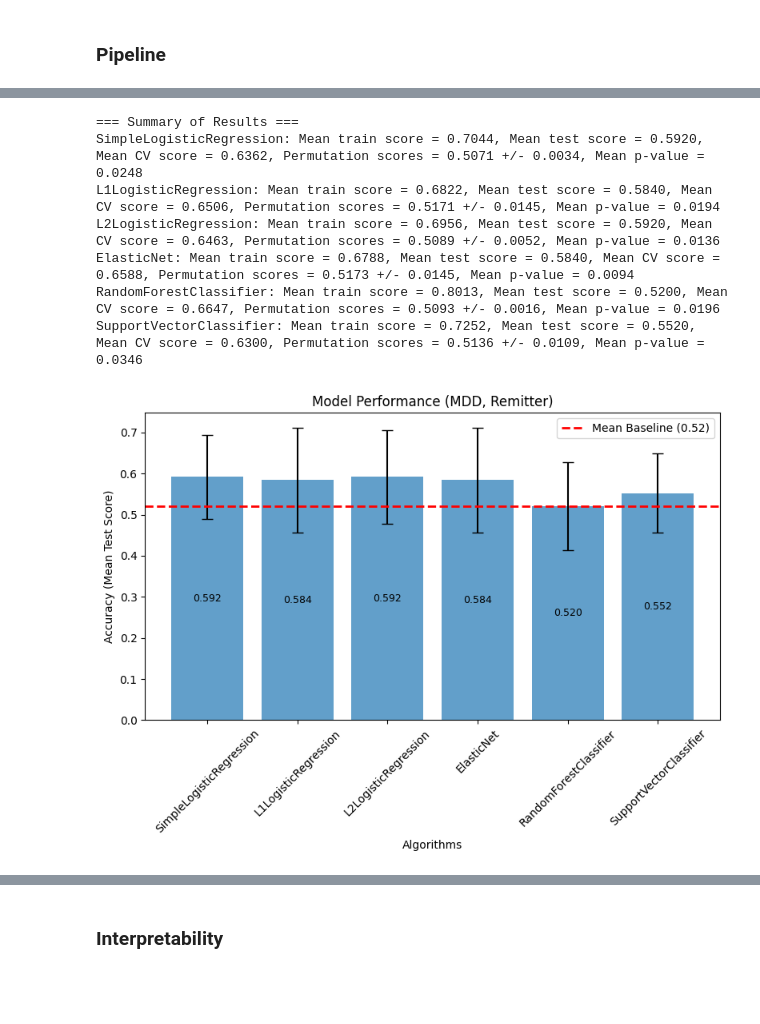
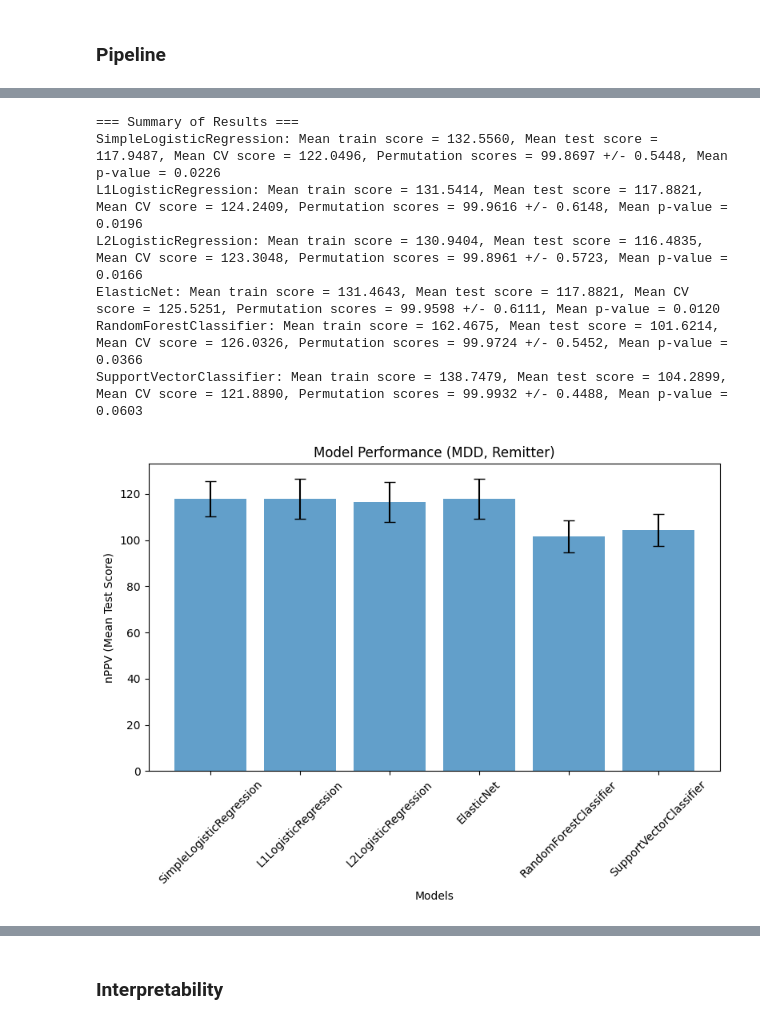
Before and after one commit to s-bao/tdbrain-model, a Jupyter notebook: notebooks/mdd_models/demographic_only.ipynb, the cells around one changed output, grey strips where cells are left out. Saved outputs shown, nothing was run; the diff lists cells and outputs as text; code cells hidden in the pictures; blank space fills up the shorter version.

```diff
--- a/notebooks/mdd_models/demographic_only.ipynb
+++ b/notebooks/mdd_models/demographic_only.ipynb
@@ -140,6 +143,20 @@ X_val shape: (25, 5)
 Fold 4
 X_train shape: (75, 5)
 X_val shape: (24, 5)
+# %%
+# construct custom nppv scoring function
+def nppv(y_true, y_pred):
+    tn, fp, fn, tp = confusion_matrix(y_true, y_pred).ravel()
+    denom_ppv = tp + fp
+    percent_pos = np.mean(y_true == 1)
+
+    if denom_ppv == 0 or percent_pos == 0:
+        return 0
+
+    ppv = tp / denom_ppv
+    return (ppv / percent_pos) * 100 # can do -1 here too
+
+nppv_scorer = make_scorer(nppv)
 # %% [markdown]
 ### Pipeline
 # %%
@@ -279,11 +313,12 @@ models = {
     ),
 }
 # %%
-# evaluation metric = accuracy
+# evaluation metric = nppv
 summary_acc = {}
 perm_plot_data = {}
+n_random_states = 5
 for model_name, (algo, param_grid) in models.items():
-    train_scores, test_scores, best_models, mean_baseline, cv_scores, perm_scores_list, perm_pvalues = MLpipe_SKFold(X, y, preprocessor, algo, param_grid, model_name, 'accuracy')
+    train_scores, test_scores, best_models, mean_baseline, cv_scores, perm_scores_list, perm_pvalues = MLpipe_SKFold(X, y, preprocessor, algo, param_grid, model_name, eval_metric, num_states=n_random_states)
 
     # clean print of scores
     train_scores_clean = [round(float(s), 4) for s in train_scores]
@@ -328,7 +363,7 @@ Permutation Test p-values: [0.1259, 0.014, 0.003, 0.028, 0.002]
 # %%
 # save summary info for comparison
 df_summary = pd.DataFrame(summary_acc)
-df_summary.to_csv(f'../../results/summary/{response_var}_{conditions}_summary.csv', index=False)
+df_summary.to_csv(f'../../results/summary/{response_var}_{conditions}_{eval_metric}_summary.csv', index=False)
 
 # display the summary
 print("\n=== Summary of Results ===")
@@ -350,44 +385,46 @@ for model_name, (mean_train, mean_test, std_test, mean_cv, mean_perm, std_perm,
     stddev_scores.append(std_test)
 # %% [output]
 === Summary of Results ===
-SimpleLogisticRegression: Mean train score = 0.7044, Mean test score = 0.5920, Mean CV score = 0.6362, Permutation scores = 0.5071 +/- 0.0034, Mean p-value = 0.0248
-L1LogisticRegression: Mean train score = 0.6822, Mean test score = 0.5840, Mean CV score = 0.6506, Permutation scores = 0.5171 +/- 0.0145, Mean p-value = 0.0194
-L2LogisticRegression: Mean train score = 0.6956, Mean test score = 0.5920, Mean CV score = 0.6463, Permutation scores = 0.5089 +/- 0.0052, Mean p-value = 0.0136
-ElasticNet: Mean train score = 0.6788, Mean test score = 0.5840, Mean CV score = 0.6588, Permutation scores = 0.5173 +/- 0.0145, Mean p-value = 0.0094
-RandomForestClassifier: Mean train score = 0.8013, Mean test score = 0.5200, Mean CV score = 0.6647, Permutation scores = 0.5093 +/- 0.0016, Mean p-value = 0.0196
-SupportVectorClassifier: Mean train score = 0.7252, Mean test score = 0.5520, Mean CV score = 0.6300, Permutation scores = 0.5136 +/- 0.0109, Mean p-value = 0.0346
+SimpleLogisticRegression: Mean train score = 132.5560, Mean test score = 117.9487, Mean CV score = 122.0496, Permutation scores = 99.8697 +/- 0.5448, Mean p-value = 0.0226
+L1LogisticRegression: Mean train score = 131.5414, Mean test score = 117.8821, Mean CV score = 124.2409, Permutation scores = 99.9616 +/- 0.6148, Mean p-value = 0.0196
+L2LogisticRegression: Mean train score = 130.9404, Mean test score = 116.4835, Mean CV score = 123.3048, Permutation scores = 99.8961 +/- 0.5723, Mean p-value = 0.0166
+ElasticNet: Mean train score = 131.4643, Mean test score = 117.8821, Mean CV score = 125.5251, Permutation scores = 99.9598 +/- 0.6111, Mean p-value = 0.0120
+RandomForestClassifier: Mean train score = 162.4675, Mean test score = 101.6214, Mean CV score = 126.0326, Permutation scores = 99.9724 +/- 0.5452, Mean p-value = 0.0366
+SupportVectorClassifier: Mean train score = 138.7479, Mean test score = 104.2899, Mean CV score = 121.8890, Permutation scores = 99.9932 +/- 0.4488, Mean p-value = 0.0603
 # %%
 # make summary plot
 plt.figure(figsize=(8,6))
-bars = plt.bar(algorithms, mean_scores, yerr=stddev_scores, capsize=5, alpha=0.7)
+n_random_states=5
+stderr_scores = np.array(stddev_scores) / np.sqrt(n_random_states)
+bars = plt.bar(algorithms, mean_scores, yerr=stderr_scores, capsize=5, alpha=0.7)
 
 plt.xlabel('Models')
-plt.ylabel('Accuracy (Mean Test Score)')
+plt.ylabel(f'{eval_metric_cap} (Mean Test Score)')
 plt.title(f'Model Performance ({conditions_cap}, {response_var_cap})')
 plt.xticks(rotation=45)
 
-# add baseline line
-plt.axhline(y=mean_baseline, color='red', linestyle='--', linewidth=2, label=f'Mean Baseline ({mean_baseline:.2f})')
+# add baseline for accuracy
+if eval_metric == "accuracy":
+    plt.axhline(y=mean_baseline, color='red', linestyle='--', linewidth=2, label=f'Mean Baseline ({mean_baseline:.2f})')
+    plt.legend()
 
+# for bar, mean in zip(bars, mean_scores):
+#     height = bar.get_height()
+#     plt.text(
+#         bar.get_x() + bar.get_width() / 2,
+#         height / 2,                # center vertically
+#         f"{mean:.3f}",
+#         ha='center',
+#         va='center',
+#         color='black',
+#         fontsize=9,
+#     )
 
-for bar, mean in zip(bars, mean_scores):
-    height = bar.get_height()
-    plt.text(
-        bar.get_x() + bar.get_width() / 2,
-        height / 2,                # center vertically
-        f"{mean:.3f}",
-        ha='center',
-        va='center',
-        color='black',
-        fontsize=9,
-    )
-
-plt.legend()
 plt.tight_layout()
-plt.savefig(f"../../figures/{response_var}_{conditions}_accuracy.png", format="png", dpi=300)
+plt.savefig(f"../../figures/{response_var}_{conditions}_{eval_metric}.png", format="png", dpi=300)
 plt.show()
 # %% [output]
-[figure, old version]
+[figure, new version]
 # %%
 # generate permutation plots
 # plot_permutation_results(perm_plot_data, "MDD Remitter")
```
Also changed, not shown: parts of 6 cells of this notebook, 48 other files.
